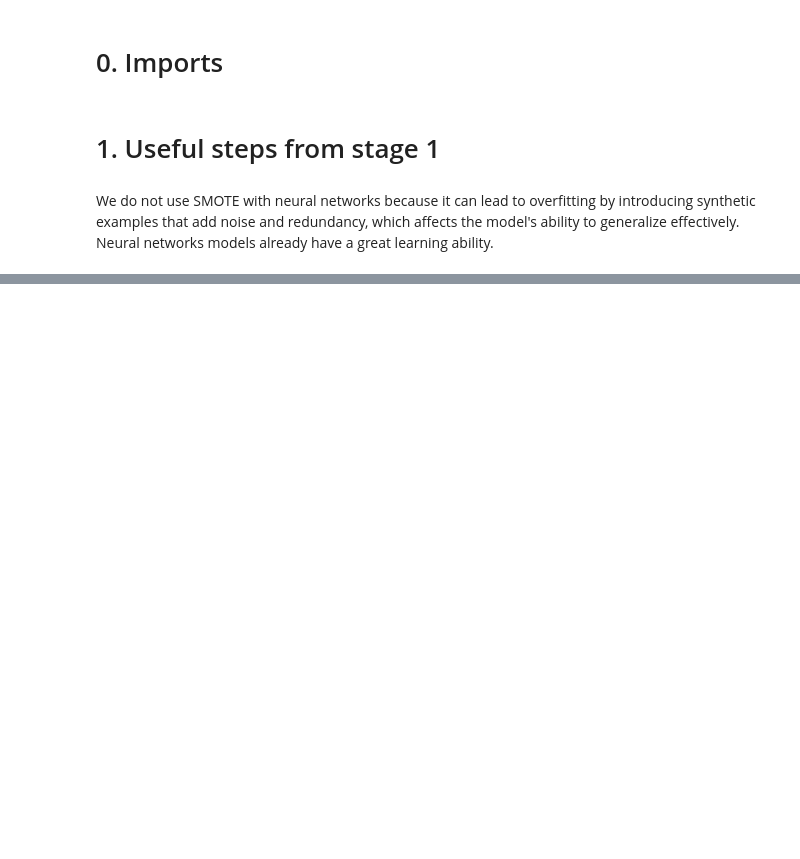
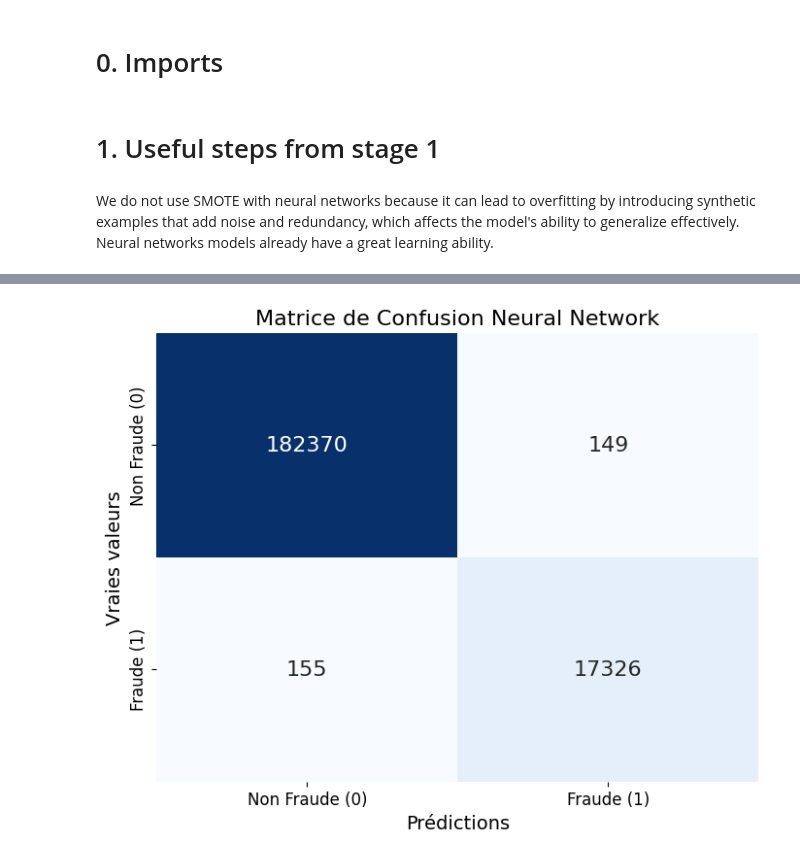
Before and after one commit to Tom-dlhy/Fraud-Detection-in-Digital-Transactions, a Jupyter notebook: Stage 3.ipynb, the cells around one changed output, grey strips where cells are left out. Saved outputs shown, nothing was run; the diff lists cells and outputs as text; code cells hidden in the pictures; blank space fills up the shorter version.

```diff
--- a/Stage 3.ipynb
+++ b/Stage 3.ipynb
@@ -76,2 +25,17 @@ f2_scorer = make_scorer(fbeta_score, beta=2)
+# %%
+cleaned_data = pd.read_csv('cleaned_data.csv', sep=',')
+cleaned_data.head()
+
+X = cleaned_data.drop(columns=['fraud'])
+y = cleaned_data['fraud']
+
+X_train, X_test, y_train, y_test = train_test_split(X, y, test_size=0.2, random_state=42, stratify=y)
+
+scaler = StandardScaler()
+X_train_scaled = scaler.fit_transform(X_train)
+X_test_scaled = scaler.transform(X_test) # we only transform the test data, we do not fit the scaler again to avoid data leakage.
+
+
+f2_scorer = make_scorer(fbeta_score, beta=2)
 # %% [markdown]
 We do not use SMOTE with neural networks because it can lead to overfitting by introducing synthetic examples that add noise and redundancy, which affects the model's ability to generalize effectively. Neural networks models already have a great learning ability.
@@ -77,0 +233,8 @@ We do not use SMOTE with neural networks because it can lead to overfitting by i
+# %%
+# Prédictions
+y_pred_ann = (model_ann.predict(X_test) > 0.5).astype(int)
+
+# Évaluation
+print("Réseau de Neurones :")
+print(classification_report(y_test, y_pred_ann))
+print(confusion_matrix(y_test, y_pred_ann))
@@ -77,0 +255,19 @@ We do not use SMOTE with neural networks because it can lead to overfitting by i
+# %%
+# Calcul de la matrice de confusion
+cm = confusion_matrix(y_test, y_pred_ann)
+
+# Création du graphique
+plt.figure(figsize=(8, 6))
+sns.heatmap(cm, annot=True, fmt='d', cmap='Blues', cbar=False, annot_kws={"size": 16})
+
+# Ajout des labels et du titre
+plt.xlabel('Prédictions', fontsize=14)
+plt.ylabel('Vraies valeurs', fontsize=14)
+plt.title('Matrice de Confusion Neural Network', fontsize=16)
+plt.xticks(ticks=[0.5, 1.5], labels=['Non Fraude (0)', 'Fraude (1)'], fontsize=12)
+plt.yticks(ticks=[0.5, 1.5], labels=['Non Fraude (0)', 'Fraude (1)'], fontsize=12)
+
+# Afficher le graphique
+plt.show()
+# %% [output]
+[figure, added]
```
Also changed, not shown: parts of 8 cells of this notebook.
